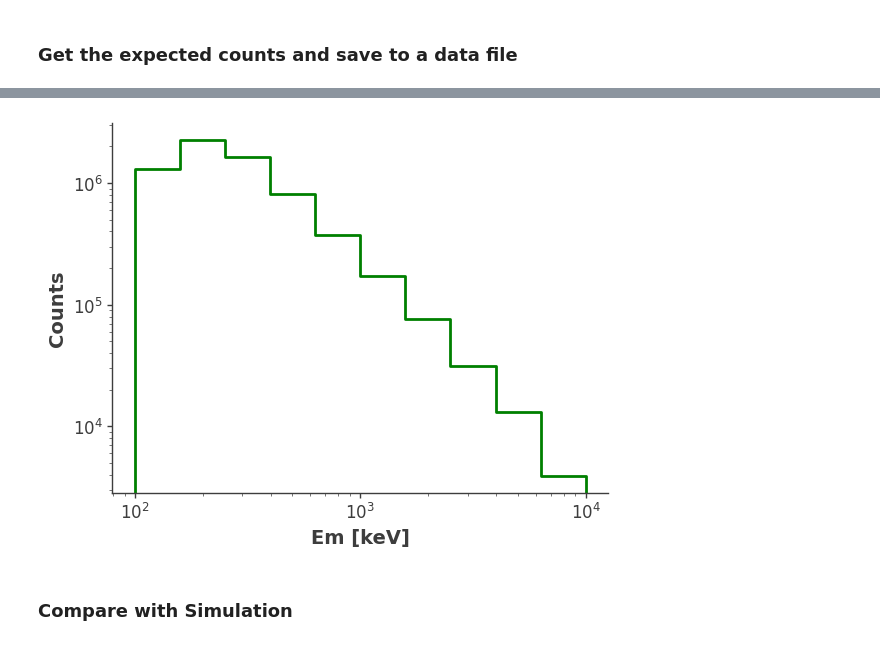
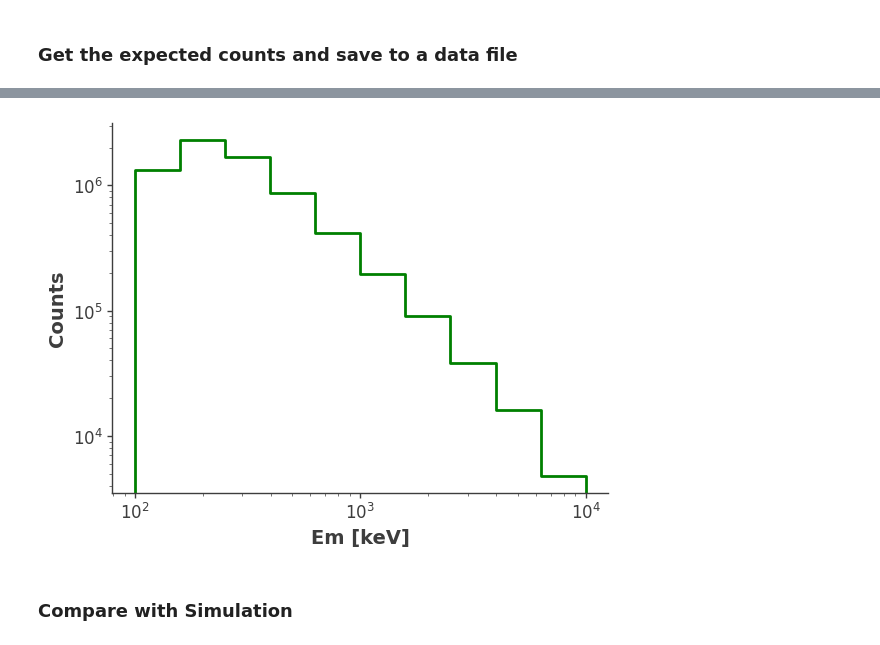
Before and after one commit to hiyoneda/cosipy, a Jupyter notebook: docs/tutorials/source_injector/Point_source_injector.ipynb, the cells around one changed output, grey strips where cells are left out. Drawn from its saved outputs; the diff is of its cells as text; code cells hidden in the pictures.

```diff
--- a/docs/tutorials/source_injector/Point_source_injector.ipynb
+++ b/docs/tutorials/source_injector/Point_source_injector.ipynb
@@ -112,7 +112,8 @@ model = Model(point_source)
 # %%
 # Read the 3-month orientation
 # It is the pointing of the spacecraft during the the mock simlulation
-ori = SpacecraftFile.parse_from_file(orientation_path)
+#ori = SpacecraftFile.parse_from_file(orientation_path)
+ori = SpacecraftHistory.open(orientation_path)
 # %% [markdown]
 ### Get the expected counts and save to a data file
 # %%
@@ -128,5 +129,6 @@ if os.path.exists(file_path):
     os.remove(file_path)
 
 # Get the data of the injected source
-model_injected = injector.inject_model(model = model, orientation = ori, make_spectrum_plot = True, data_save_path = file_path)
+model_injected = injector.inject_model(model = model, orientation = ori, make_spectrum_plot = True, data_save_path = file_path, earth_occ=False
+)
 # %% [output]
@@ -135,4 +137,4 @@ Wall time: 6.18 s
-[figure, old version]
+[figure, new version]
 # %% [markdown]
 ### Compare with Simulation
 # %%
```
Also changed, not shown: parts of 20 cells of this notebook, 1 other file.
